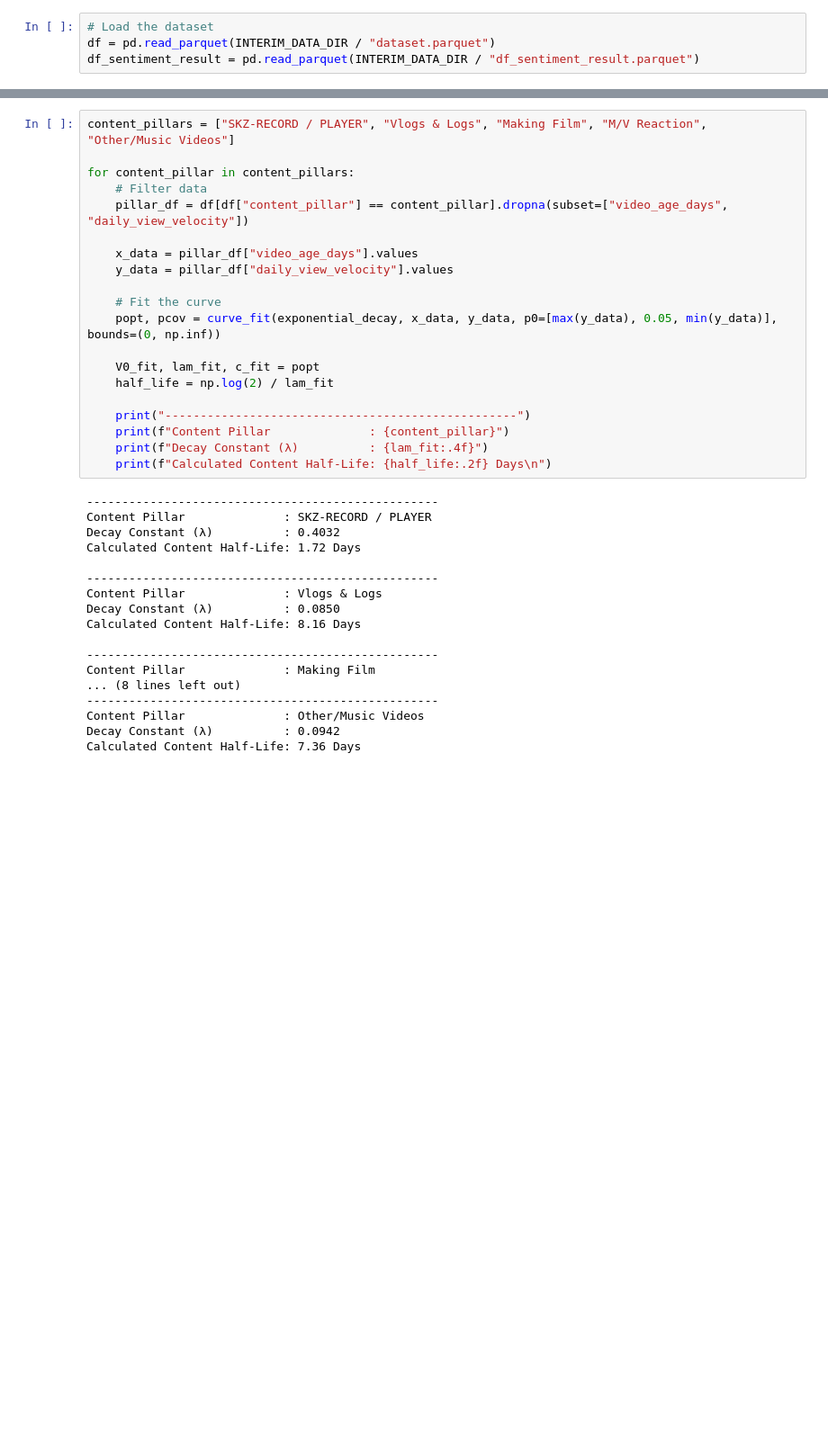
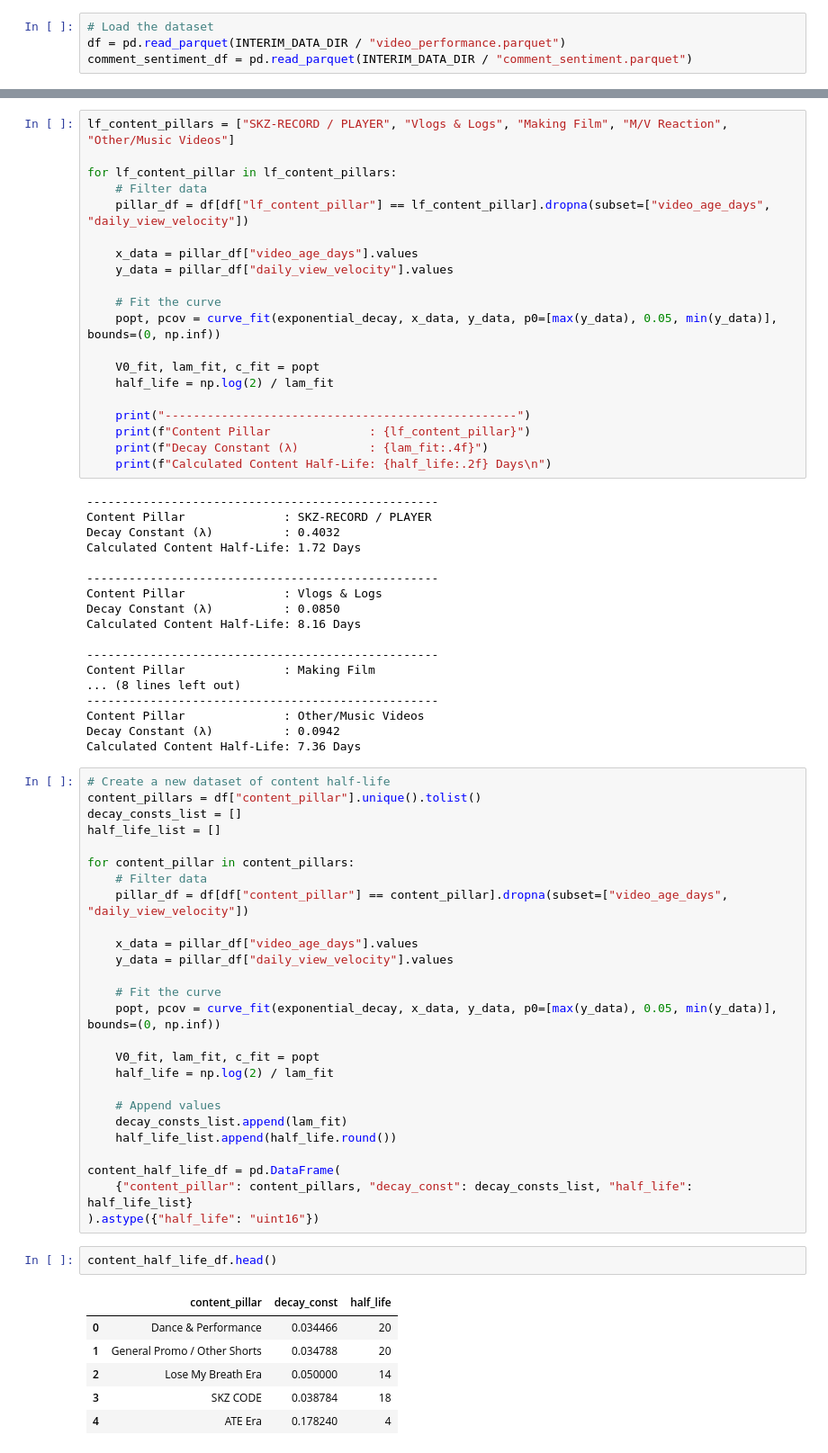
Before and after one commit to tejakusumahyusuf832/skz-pace, a Jupyter notebook: notebooks/3.0-yt-exploratory-data-analysis.ipynb, the cells around one changed output, grey strips where cells are left out. Shown at 90% size. Saved outputs shown, nothing was run; the diff lists cells and outputs as text; blank space fills up the shorter version.

Commit message:
generate a new dataset for content half life

```diff
--- a/notebooks/3.0-yt-exploratory-data-analysis.ipynb
+++ b/notebooks/3.0-yt-exploratory-data-analysis.ipynb
@@ -11,8 +11,8 @@ import seaborn as sns
 from src.config import INTERIM_DATA_DIR
 # %%
 # Load the dataset
-df = pd.read_parquet(INTERIM_DATA_DIR / "dataset.parquet")
-df_sentiment_result = pd.read_parquet(INTERIM_DATA_DIR / "df_sentiment_result.parquet")
+df = pd.read_parquet(INTERIM_DATA_DIR / "video_performance.parquet")
+comment_sentiment_df = pd.read_parquet(INTERIM_DATA_DIR / "comment_sentiment.parquet")
 # %% [markdown]
 # The Integrity & Sanity Check
 # %%
@@ -481,11 +481,11 @@ list(df[df["video_format"] == "Long-form"]["content_pillar"].unique())
  'SPOT KIDS',
  'The 9th']
 # %%
-content_pillars = ["SKZ-RECORD / PLAYER", "Vlogs & Logs", "Making Film", "M/V Reaction", "Other/Music Videos"]
+lf_content_pillars = ["SKZ-RECORD / PLAYER", "Vlogs & Logs", "Making Film", "M/V Reaction", "Other/Music Videos"]
 
-for content_pillar in content_pillars:
+for lf_content_pillar in lf_content_pillars:
     # Filter data
-    pillar_df = df[df["content_pillar"] == content_pillar].dropna(subset=["video_age_days", "daily_view_velocity"])
+    pillar_df = df[df["lf_content_pillar"] == lf_content_pillar].dropna(subset=["video_age_days", "daily_view_velocity"])
 
     x_data = pillar_df["video_age_days"].values
     y_data = pillar_df["daily_view_velocity"].values
@@ -497,7 +497,7 @@ for content_pillar in content_pillars:
     half_life = np.log(2) / lam_fit
 
     print("--------------------------------------------------")
-    print(f"Content Pillar              : {content_pillar}")
+    print(f"Content Pillar              : {lf_content_pillar}")
     print(f"Decay Constant (λ)          : {lam_fit:.4f}")
     print(f"Calculated Content Half-Life: {half_life:.2f} Days\n")
 # %% [output]
@@ -518,3 +518,38 @@ Content Pillar              : Making Film
 Content Pillar              : Other/Music Videos
 Decay Constant (λ)          : 0.0942
 Calculated Content Half-Life: 7.36 Days
+# %%
+# Create a new dataset of content half-life
+content_pillars = df["content_pillar"].unique().tolist()
+decay_consts_list = []
+half_life_list = []
+
+for content_pillar in content_pillars:
+    # Filter data
+    pillar_df = df[df["content_pillar"] == content_pillar].dropna(subset=["video_age_days", "daily_view_velocity"])
+
+    x_data = pillar_df["video_age_days"].values
+    y_data = pillar_df["daily_view_velocity"].values
+
+    # Fit the curve
+    popt, pcov = curve_fit(exponential_decay, x_data, y_data, p0=[max(y_data), 0.05, min(y_data)], bounds=(0, np.inf))
+
+    V0_fit, lam_fit, c_fit = popt
+    half_life = np.log(2) / lam_fit
+
+    # Append values
+    decay_consts_list.append(lam_fit)
+    half_life_list.append(half_life.round())
+
+content_half_life_df = pd.DataFrame(
+    {"content_pillar": content_pillars, "decay_const": decay_consts_list, "half_life": half_life_list}
+).astype({"half_life": "uint16"})
+# %%
+content_half_life_df.head()
+# %% [output]
+|  | content_pillar | decay_const | half_life |
+| 0 | Dance & Performance | 0.034466 | 20 |
+| 1 | General Promo / Other Shorts | 0.034788 | 20 |
+| 2 | Lose My Breath Era | 0.050000 | 14 |
+| 3 | SKZ CODE | 0.038784 | 18 |
+| 4 | ATE Era | 0.178240 | 4 |
```
Also changed, not shown: parts of 2 cells of this notebook.
